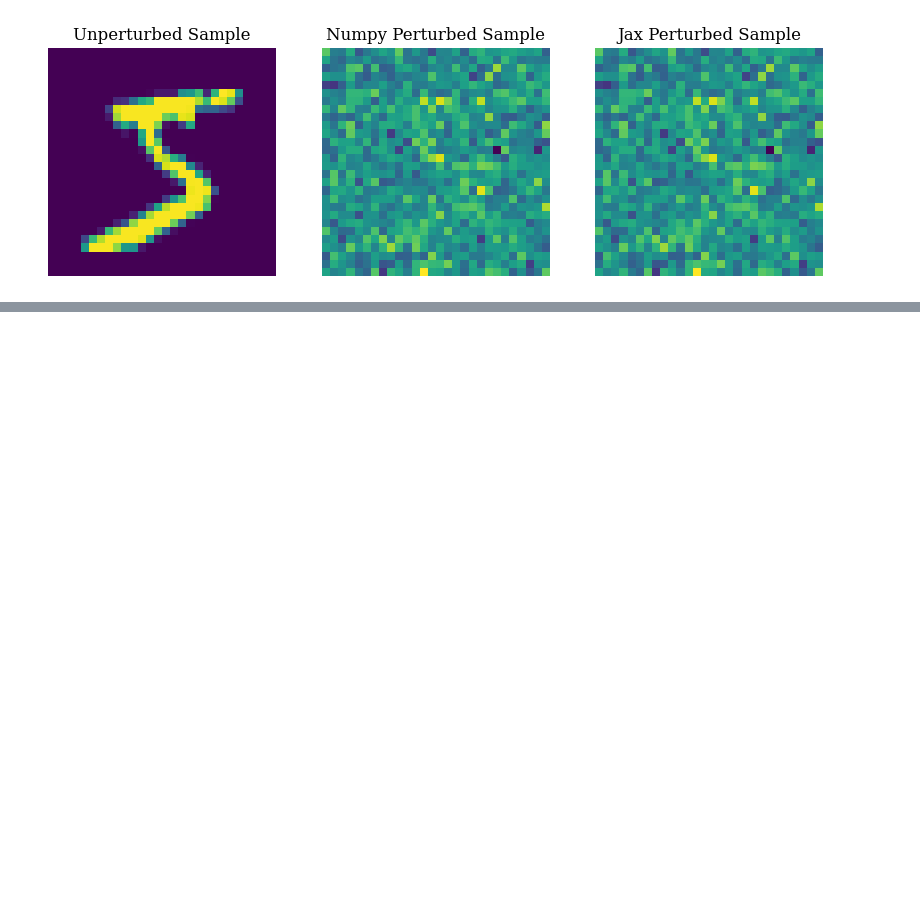
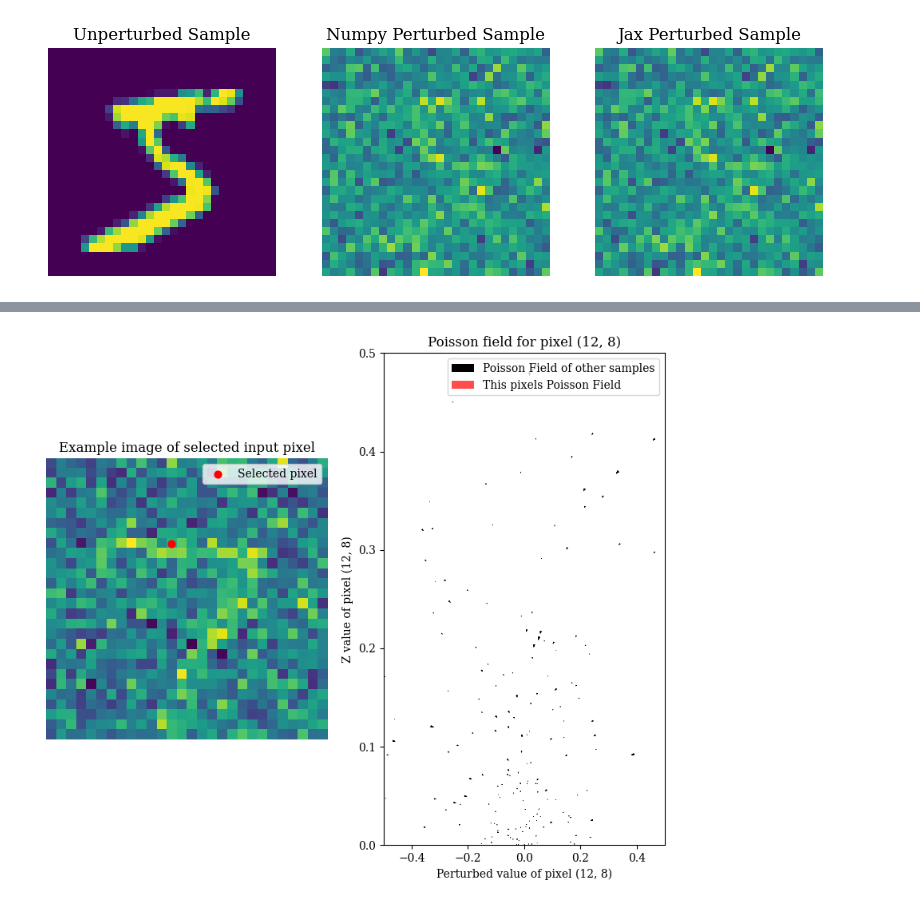
Before and after one commit to MatthewDowicz/PFGM_MNIST, a Jupyter notebook: NN_testing.ipynb, the cells around one changed output, grey strips where cells are left out. Drawn from its saved outputs; the diff is of its cells as text; code cells hidden in the pictures; blank space fills up the shorter version.

```diff
--- a/NN_testing.ipynb
+++ b/NN_testing.ipynb
@@ -699,7 +707,9 @@ testing = PerturbMNIST(perturbed_test[0], perturbed_test[1])
 
 train_dl, val_dl, test_dl = create_data_loaders(training, val, testing,
                                                 train=[True, False, False],
-                                                batch_size=128)
+                                                batch_size=400)
 # %%
-batch = next(iter(train_dl))
+batch = next(iter(test_dl))
+data = batch[0]
+data.shape
 # %% [output]
@@ -713,0 +926,8 @@ KeyboardInterrupt:
+# %%
+jax_visualize_field_grid(batchsize=400,
+                         sample_idx=0,
+                         x_coord=12,
+                         y_coord=8,
+                         grid_lims=40)
+# %% [output]
+[figure, added]
```
Also changed, not shown: parts of 12 cells of this notebook, 4 other files.
